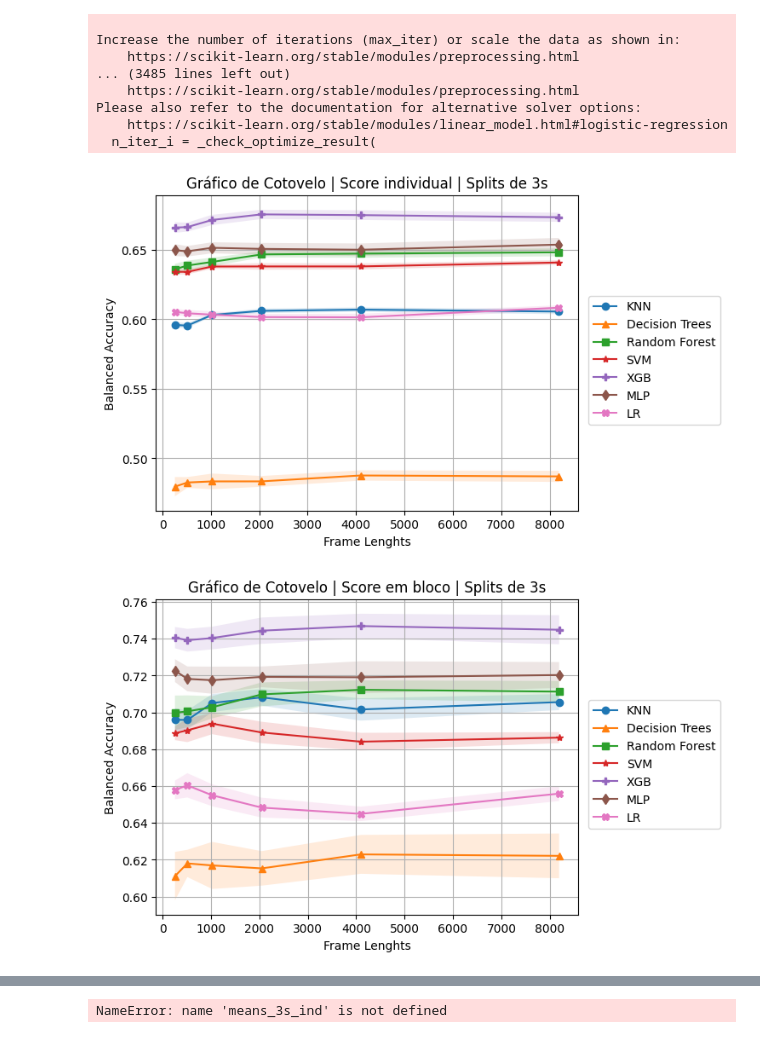
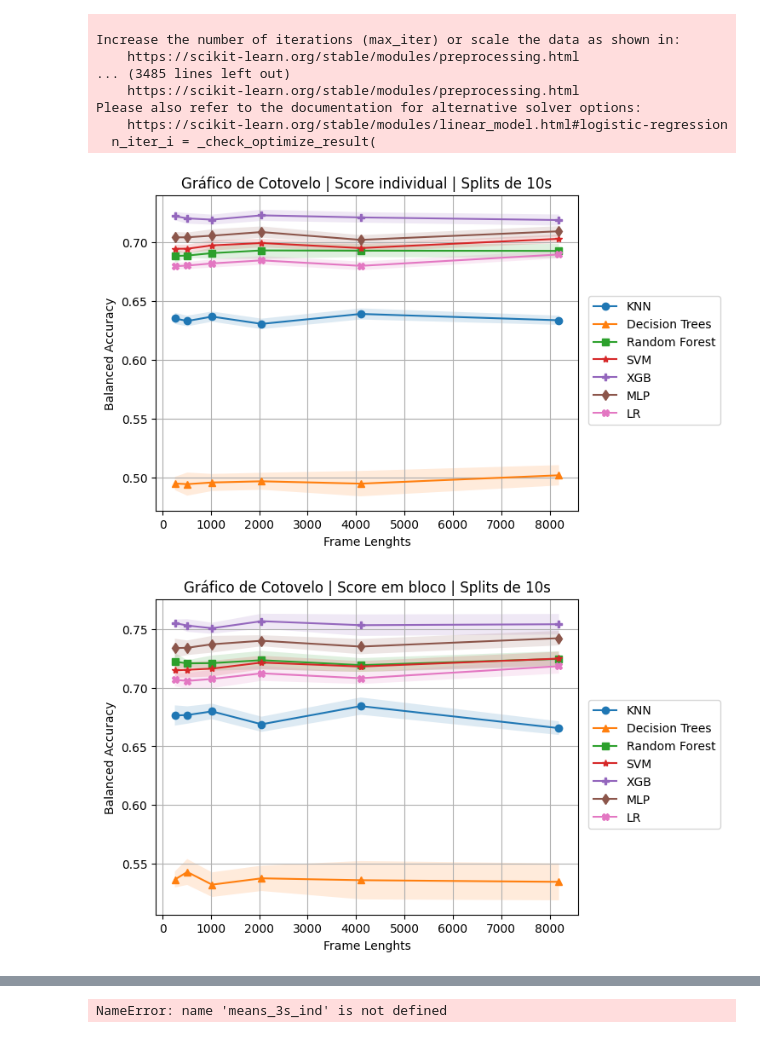
Before and after one commit to andryll/MGR-IC, a Jupyter notebook: codes/ClassificationTestes.ipynb, the cells around one changed output, grey strips where cells are left out. Cells and saved outputs as stored; diff of their text form; code cells hidden in the pictures.

```diff
--- a/codes/ClassificationTestes.ipynb
+++ b/codes/ClassificationTestes.ipynb
@@ -252,7 +252,7 @@ def elbowAll(dflist, seed, n_songs):
     test_list = BlockSplit(df, seed = seed, n_songs=n_songs)
     scaler = MinMaxScaler()
 
-    df = df.drop(columns=['tempo1', 'tempo2', 'tempo3'])
+    #df = df.drop(columns=['tempo1', 'tempo2', 'tempo3'])
     target = 'Classe'
     X_columns = df.columns[df.columns != target]
     X = df[X_columns]
@@ -329,7 +329,7 @@ dflist = []
 csvnames = ['256.csv', '512.csv','1024.csv','2048.csv','4096.csv','8192.csv']
 
 for i in csvnames:
-  dir_path = os.path.join('F:/Documentos/UTFPR/IC/csvs/ft3/3s', i)
+  dir_path = os.path.join('F:/Documentos/UTFPR/IC/csvs/ft2/10s', i)
   dflist.append(pd.read_csv(dir_path, sep=',', encoding='utf-8'))
 # %%
 dflist[1].head()
@@ -461,35 +461,35 @@ plt.legend( bbox_to_anchor = (1.35, 0.7))
 plt.grid()
 plt.ylabel('Balanced Accuracy')
 plt.xlabel('Frame Lenghts')
-plt.title('Gráfico de Cotovelo | Score individual | Splits de 3s')
+plt.title('Gráfico de Cotovelo | Score individual | Splits de 10s')
 
 # Nome do arquivo pra salvar
-plt.savefig('F:/Documentos/UTFPR/IC/csvs/ft3/3s/score_simples.pdf')
+plt.savefig('F:/Documentos/UTFPR/IC/csvs/ft2/10s/score_simples_st.pdf')
 plt.show()
 # %% [output]
-[figure, old version]
+[figure, new version]
 # %%
 #  Plota o gráfico com as médias das seeds e os desvios padrão
 
 frame_lenghts = [256, 512, 1024, 2048, 4096, 8192]
 labels = ['KNN', 'Decision Trees', 'Random Forest', 'SVM', 'XGB', 'MLP', 'LR']
 markers = ['o', '^', 's', '*', 'P', 'd', 'X']
 
 for i in range(len(scoresmeansB)):
   plt.plot(frame_lenghts, scoresmeansB[i], label = labels[i], marker = markers[i])
   plt.fill_between(frame_lenghts, scoresmeansB[i] + scoressdsB[i], scoresmeansB[i] - scoressdsB[i], alpha = 0.15)
 
 plt.legend(bbox_to_anchor = (1.35, 0.7))
 plt.grid()
 plt.ylabel('Balanced Accuracy')
 plt.xlabel('Frame Lenghts')
-plt.title('Gráfico de Cotovelo | Score em bloco | Splits de 3s')
+plt.title('Gráfico de Cotovelo | Score em bloco | Splits de 10s')
 
 # Nome do arquivo pra salvar
-plt.savefig('F:/Documentos/UTFPR/IC/csvs/ft3/3s/score_bloco.pdf')
+plt.savefig('F:/Documentos/UTFPR/IC/csvs/ft2/10s/score_bloco_st.pdf')
 plt.show()
 # %% [output]
-[figure, old version]
+[figure, new version]
 # %%
 means_3s_ind = []
 means_3s_ind.append(scoresmeans)
```
